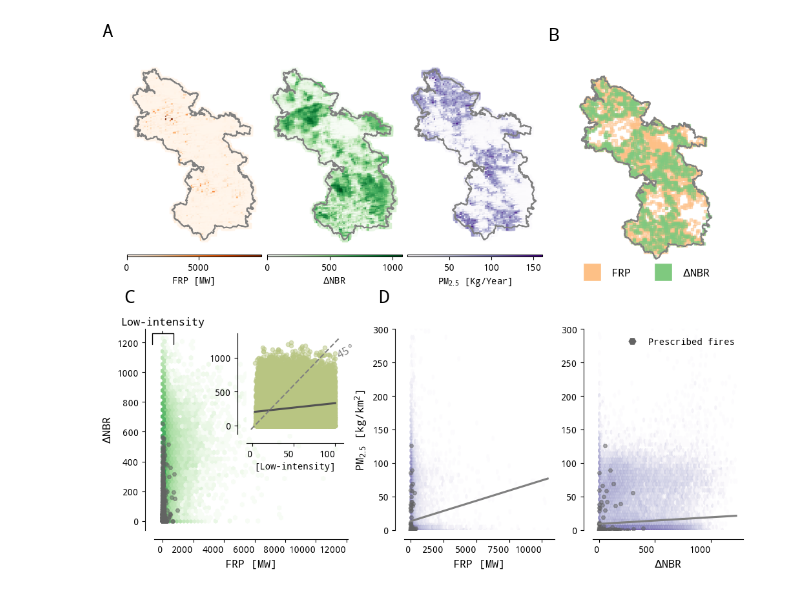
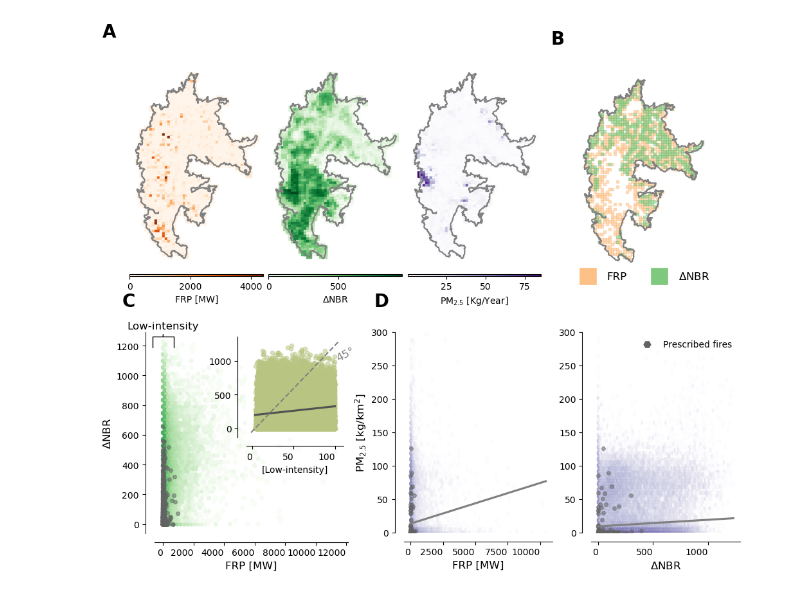
Before and after one commit to echolab-stanford/prescribed_fires, a Jupyter notebook: analysis/plot_data.ipynb, the cells around one changed output. Drawn from its saved outputs; the diff is of its cells as text; code cells hidden in the pictures.

```diff
--- a/analysis/plot_data.ipynb
+++ b/analysis/plot_data.ipynb
@@ -8,14 +9,20 @@ Here we want to show the relationship between our main variables. On one end, we
 # %%
+import matplotlib
 import geopandas as gpd
 import matplotlib.pyplot as plt
 import numpy as np
 import pandas as pd
+import rioxarray
 import seaborn as sns
-import statsmodels.formula.api as smf
-from prescribed.plot import template_plots
+from mpl_toolkits.axes_grid1 import make_axes_locatable
+from prescribed.plot import template_plots, data_fire_plot
 
 # Set the font to be serif, rather than sans
-plt.rcParams["font.family"] = "Noto Mono"
+plt.rcParams["font.family"] = "Helvetica Neue"
 
 # Set the font size to be 12
 plt.rcParams["font.size"] = 12
+
+
+matplotlib.rcParams["pdf.fonttype"] = 42
+matplotlib.rcParams["ps.fonttype"] = 42
@@ -67,12 +248,10 @@ emissions_all["PM25"] = emissions_all["PM25"] * 0.001  # Convert to Tons
 # %%
-from prescribed.plot import data_fire_plot
-
-event_id = "CA3966012280920200817"
+event_id = "CA3720111927220200905"
 fire = data_fire_plot(
     frp=frp,
     dnbr=dnbr,
     wide_treats="/mnt/sherlock/oak/prescribed_data/processed/wide_treatments_gee_inmediate/wide_treats_mtbs.feather",
-    emissions=emissions_all,
+    emissions=None,
     mtbs=mtbs_ca,
     year=2020,
     event_id=event_id,
@@ -82,6 +261,6 @@ fires = data_fire_plot(
     frp=frp,
     dnbr=dnbr,
     wide_treats="/mnt/sherlock/oak/prescribed_data/processed/wide_treatments_gee_inmediate/wide_treats_mtbs.feather",
-    emissions=emissions_all,
+    emissions=None,
     mtbs=mtbs_ca,
 )
@@ -346,9 +641,13 @@ ax[3].legend(
 # %%
-from matplotlib.gridspec import GridSpecFromSubplotSpec
 from mpl_toolkits.axes_grid1 import make_axes_locatable
 from mpl_toolkits.axes_grid1.inset_locator import inset_axes
 
-# Set the font size to be 12
+# For illustrator to understand the font, we need to pass this!
+import matplotlib
+
+matplotlib.rcParams["pdf.fonttype"] = 42
+matplotlib.rcParams["ps.fonttype"] = 42
+
 plt.rcParams["font.size"] = 10
 
 fig = plt.figure(figsize=(10, 8.5), layout="compressed")
@@ -605,32 +904,38 @@ fires[fires.prescribed == 1].plot.scatter(
 sns.regplot(
     x="dnbr",
     y="PM25",
     data=fires,
     scatter=False,
     color="gray",
     ax=ax,
     ci=True,
     robust=True,
 )
 
 template_plots(ax, ylab="", xlab=r"$\Delta$NBR")
 
 # Add a legend with a single red hexagon for the treatment
 ax.legend(
     [
         plt.Line2D(
             [1],
             [0],
             marker="H",
             color="w",
             markerfacecolor="#636363",
             markersize=10,
         ),
     ],
     ["Prescribed fires"],
     fontsize=10,
     frameon=False,
 )
-plt.savefig("../figs/potential_fig1.png", bbox_inches="tight", dpi=300)
+# add an alpha to see if the severity agrees w/ intensity.
+plt.savefig(
+    "../figs/scatter_potential_fig1.pdf",
+    bbox_inches="tight",
+    dpi=300,
+    transparent=True,
+)
 # %% [output]
-[figure, old version]
+[figure, new version]
```
Also changed, not shown: parts of 21 cells of this notebook, 6 other files.
